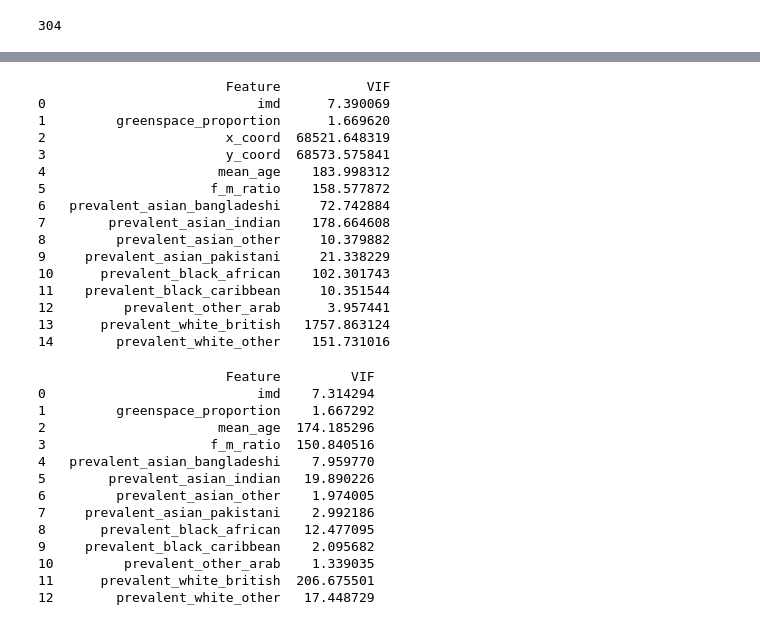
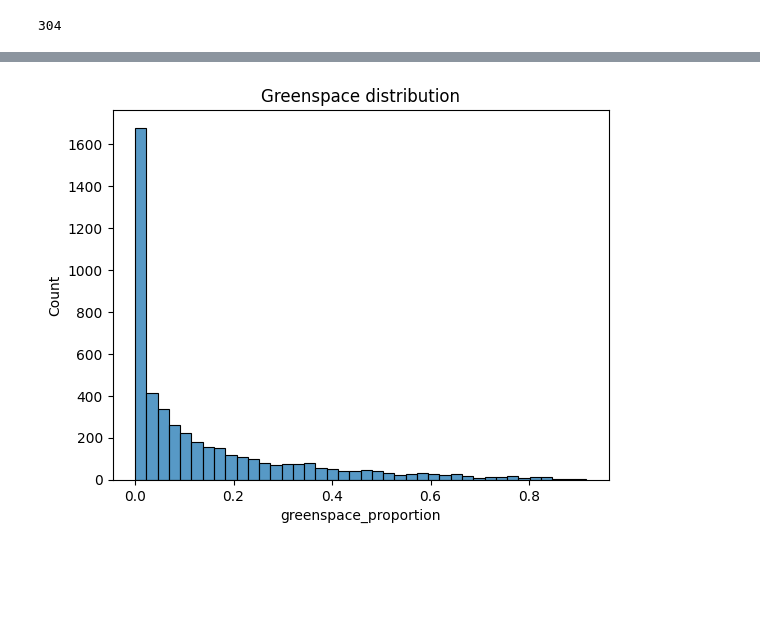
Before and after one commit to NathanDean/greenspace, a Jupyter notebook: 04_exploratory_data_analysis.ipynb, the cells around one changed output, grey strips where cells are left out. Saved outputs shown, nothing was run; the diff lists cells and outputs as text; code cells hidden in the pictures; blank space fills up the shorter version.

```diff
--- a/04_exploratory_data_analysis.ipynb
+++ b/04_exploratory_data_analysis.ipynb
@@ -147,19 +75,0 @@ vif_fe_data["VIF"] = [variance_inflation_factor(coll_fe_df.values, i) for i in r
-# %%
-print(vif_fe_data)
-# %% [output]
-                        Feature           VIF
-0                           imd      7.390069
-1         greenspace_proportion      1.669620
-2                       x_coord  68521.648319
-3                       y_coord  68573.575841
-4                      mean_age    183.998312
-5                     f_m_ratio    158.577872
-6   prevalent_asian_bangladeshi     72.742884
-7        prevalent_asian_indian    178.664608
-8         prevalent_asian_other     10.379882
-9     prevalent_asian_pakistani     21.338229
-10      prevalent_black_african    102.301743
-11    prevalent_black_caribbean     10.351544
-12         prevalent_other_arab      3.957441
-13      prevalent_white_british   1757.863124
-14        prevalent_white_other    151.731016
@@ -172,17 +76,6 @@ vif_fe_data["VIF"] = [variance_inflation_factor(coll_fe_df.values, i) for i in r
-# %%
-print(vif_fe_data)
-# %% [output]
-                        Feature         VIF
-0                           imd    7.314294
-1         greenspace_proportion    1.667292
-2                      mean_age  174.185296
-3                     f_m_ratio  150.840516
-4   prevalent_asian_bangladeshi    7.959770
-5        prevalent_asian_indian   19.890226
-6         prevalent_asian_other    1.974005
-7     prevalent_asian_pakistani    2.992186
-8       prevalent_black_african   12.477095
-9     prevalent_black_caribbean    2.095682
-10         prevalent_other_arab    1.339035
-11      prevalent_white_british  206.675501
-12        prevalent_white_other   17.448729
+# %%
+sns.histplot(df["greenspace_proportion"])
+plt.title("Greenspace distribution")
+plt.show()
+# %% [output]
+[figure, added]
```
Also changed, not shown: parts of 34 cells of this notebook, 15 other files.
